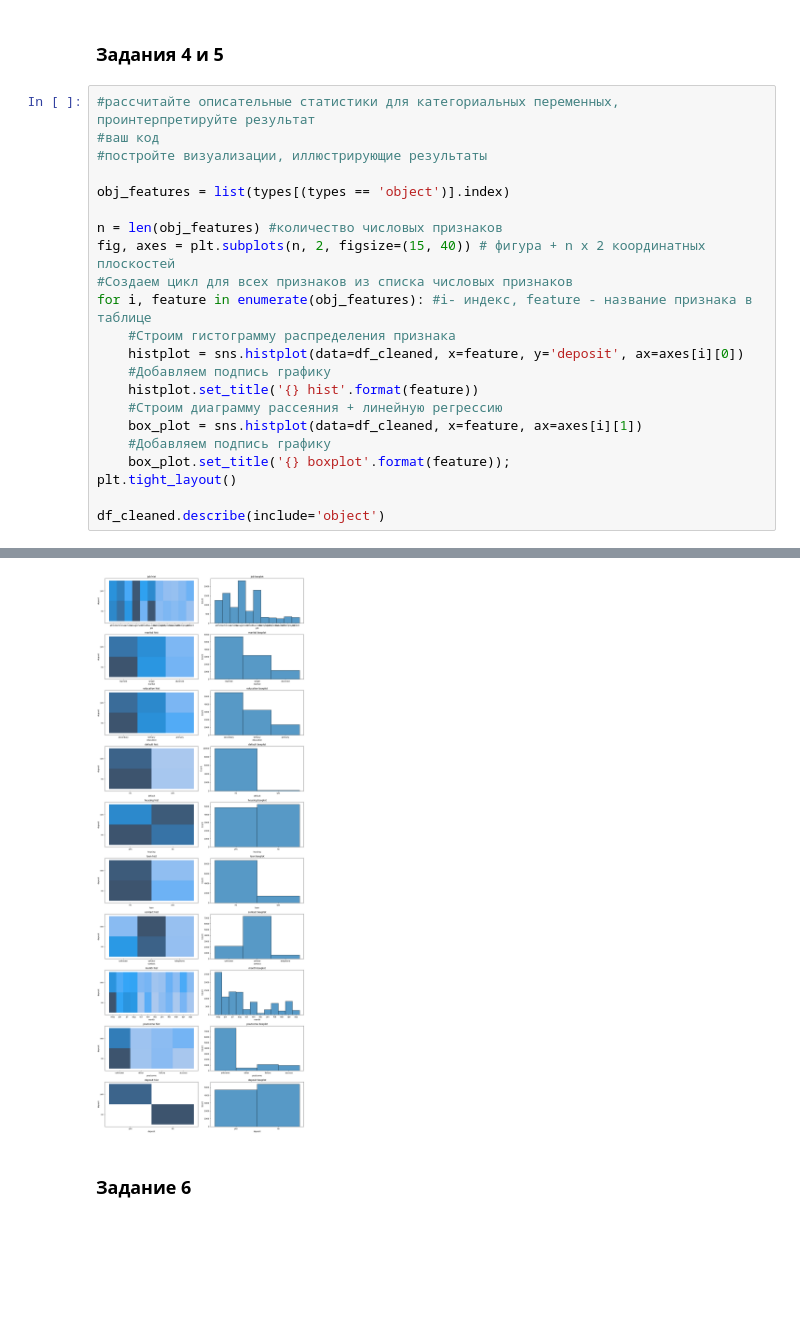
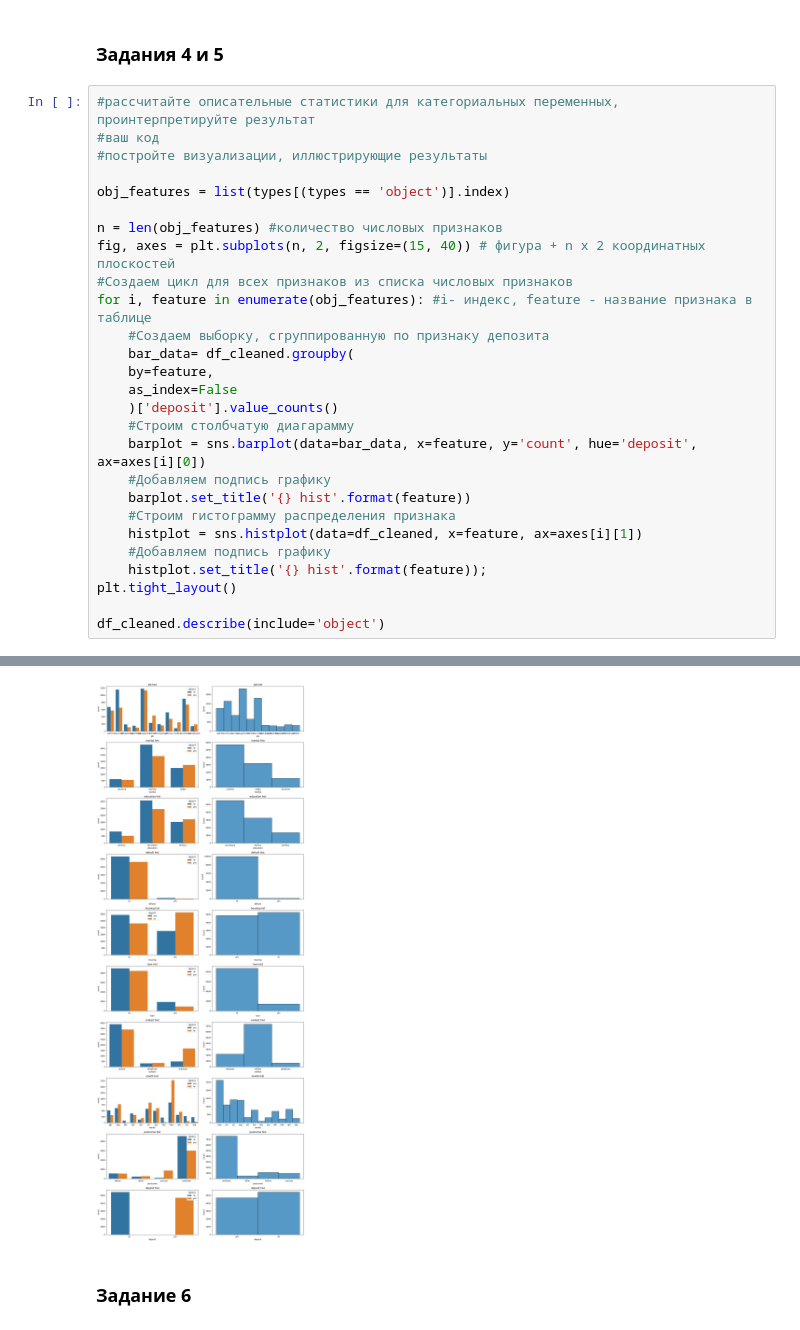
Before and after one commit to AndKober/Project_4, a Jupyter notebook: Project_4_ML.ipynb, the cells around one changed output, grey strips where cells are left out. Saved outputs shown, nothing was run; the diff lists cells and outputs as text; blank space fills up the shorter version.

```diff
--- a/Project_4_ML.ipynb
+++ b/Project_4_ML.ipynb
@@ -205,32 +205,37 @@ df_cleaned.describe()
 # %%
 #рассчитайте описательные статистики для категориальных переменных, проинтерпретируйте результат
 #ваш код
 #постройте визуализации, иллюстрирующие результаты
 
 obj_features = list(types[(types == 'object')].index)
 
 n = len(obj_features) #количество числовых признаков
 fig, axes = plt.subplots(n, 2, figsize=(15, 40)) # фигура + n х 2 координатных плоскостей
 #Создаем цикл для всех признаков из списка числовых признаков
 for i, feature in enumerate(obj_features): #i- индекс, feature - название признака в таблице
+    #Создаем выборку, сгруппированную по признаку депозита
+    bar_data= df_cleaned.groupby(
+    by=feature,
+    as_index=False
+    )['deposit'].value_counts()
+    #Строим столбчатую диагарамму
+    barplot = sns.barplot(data=bar_data, x=feature, y='count', hue='deposit', ax=axes[i][0])
+    #Добавляем подпись графику
+    barplot.set_title('{} hist'.format(feature))
     #Строим гистограмму распределения признака
-    histplot = sns.histplot(data=df_cleaned, x=feature, y='deposit', ax=axes[i][0])
+    histplot = sns.histplot(data=df_cleaned, x=feature, ax=axes[i][1])
     #Добавляем подпись графику
-    histplot.set_title('{} hist'.format(feature))
-    #Строим диаграмму рассеяния + линейную регрессию
-    box_plot = sns.histplot(data=df_cleaned, x=feature, ax=axes[i][1])
-    #Добавляем подпись графику
-    box_plot.set_title('{} boxplot'.format(feature));
+    histplot.set_title('{} hist'.format(feature));
 plt.tight_layout()
 
 df_cleaned.describe(include='object')
 # %% [output]
 |  | job | marital | education | default | housing | loan | contact | month | poutcome | deposit |
 | count | 10105 | 10105 | 10105 | 10105 | 10105 | 10105 | 10105 | 10105 | 10105 | 10105 |
 | unique | 11 | 3 | 3 | 2 | 2 | 2 | 3 | 12 | 4 | 2 |
 | top | management | married | secondary | no | no | no | cellular | may | unknown | no |
 | freq | 2315 | 5715 | 5517 | 9939 | 5243 | 8712 | 7283 | 2617 | 7570 | 5424 |
-[figure, old version]
+[figure, new version]
 # %% [markdown]
 ### Задание 6
 # %%
```
Also changed, not shown: parts of 6 cells of this notebook, 2 other files.
